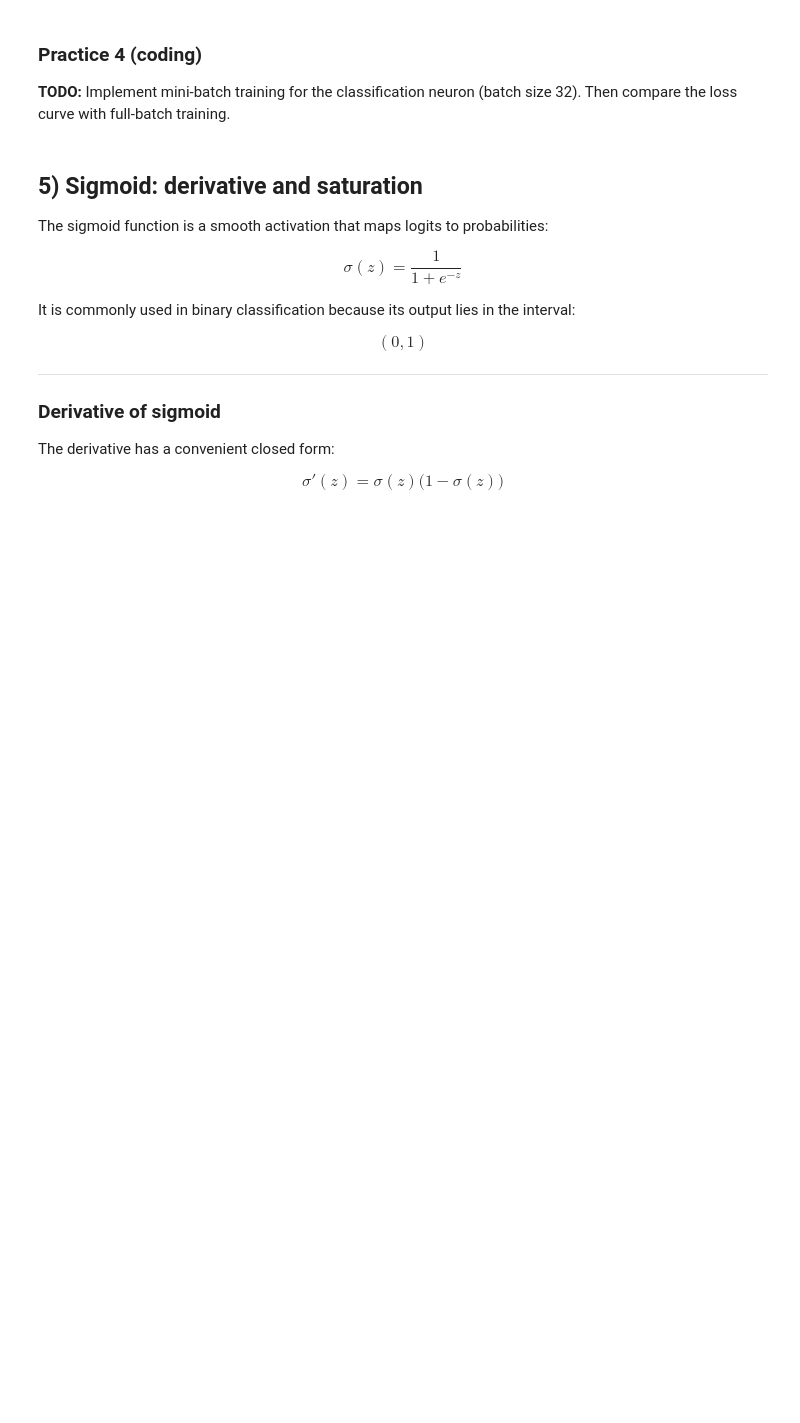
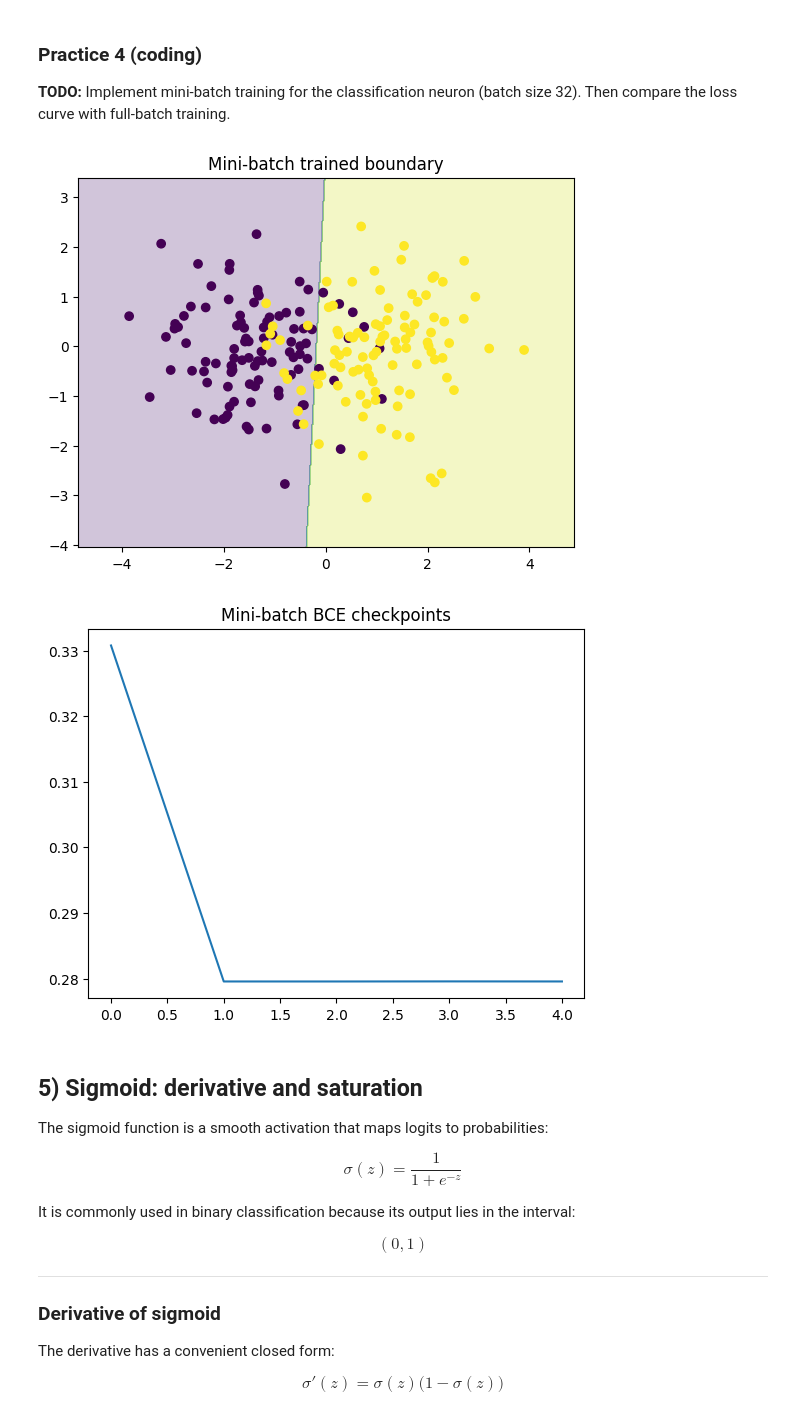
Before and after one commit to sbalbale/Trinity-CPSC360-Deep-Learning, a Jupyter notebook: Lecture08/Neural_Foundation.ipynb, the cells around one changed output. Saved outputs shown, nothing was run; the diff lists cells and outputs as text; code cells hidden in the pictures; blank space fills up the shorter version.

```diff
--- a/Lecture08/Neural_Foundation.ipynb
+++ b/Lecture08/Neural_Foundation.ipynb
@@ -684,20 +716,49 @@ Then compare the loss curve with full-batch training.
 # %%
 # Practice 4 (coding): Mini-batch training (TODO)
 def train_classification_minibatch(neuron, X, y, lr=0.7, epochs=300, batch_size=32):
     # TODO:
     # for each epoch:
     # 1) shuffle indices
     # 2) loop over mini-batches
     # 3) compute p = sigmoid(XbW + b)
     # 4) dz = (p - yb)/batch_size
     # 5) update W and b
-    pass
+    N = X.shape[0]
+    hist = []
+    for e in range(epochs):
+        indices = np.random.permutation(N)
+        X_shuffled = X[indices]
+        y_shuffled = y[indices]
+
+        for start in range(0, N, batch_size):
+            end = start + batch_size
+            Xb = X_shuffled[start:end]
+            yb = y_shuffled[start:end].reshape(-1,1)
+
+            z = neuron.linear(Xb)
+            p = sigmoid(z)
+            dz = (p - yb)/batch_size
+
+            dW = Xb.T.dot(dz)
+            db = np.sum(dz)
+
+            neuron.W -= lr*dW
+            neuron.b -= lr*db
+
+        if (e % 80 == 0) or (e == epochs-1):
+            p_full = neuron.predict_proba(X).reshape(-1)
+            hist.append(bce(p_full, y.reshape(-1)))
+    return hist
+
 
 # Uncomment to try:
-# clf_mb = SingleNeuron(input_dim=2)
-# hist_mb = train_classification_minibatch(clf_mb, X_clf, y_clf, lr=0.7, epochs=300, batch_size=32)
-# plot_linear_boundary_2d(X_clf, y_clf, clf_mb, title="Mini-batch trained boundary")
-# plt.figure(); plt.plot(hist_mb); plt.title("Mini-batch BCE checkpoints"); plt.show()
+clf_mb = SingleNeuron(input_dim=2)
+hist_mb = train_classification_minibatch(clf_mb, X_clf, y_clf, lr=0.7, epochs=300, batch_size=32)
+plot_linear_boundary_2d(X_clf, y_clf, clf_mb, title="Mini-batch trained boundary")
+plt.figure(); plt.plot(hist_mb); plt.title("Mini-batch BCE checkpoints"); plt.show()
+# %% [output]
+[figure, added]
+[figure, added]
 # %% [markdown]
 ## 5) Sigmoid: derivative and saturation
 
```
Also changed, not shown: parts of 12 cells of this notebook.
